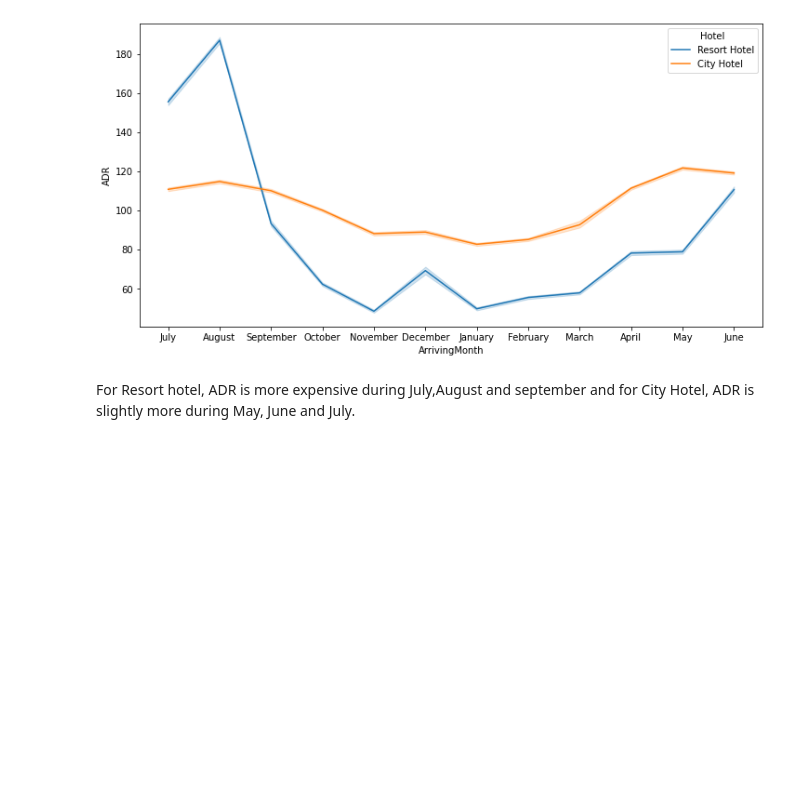
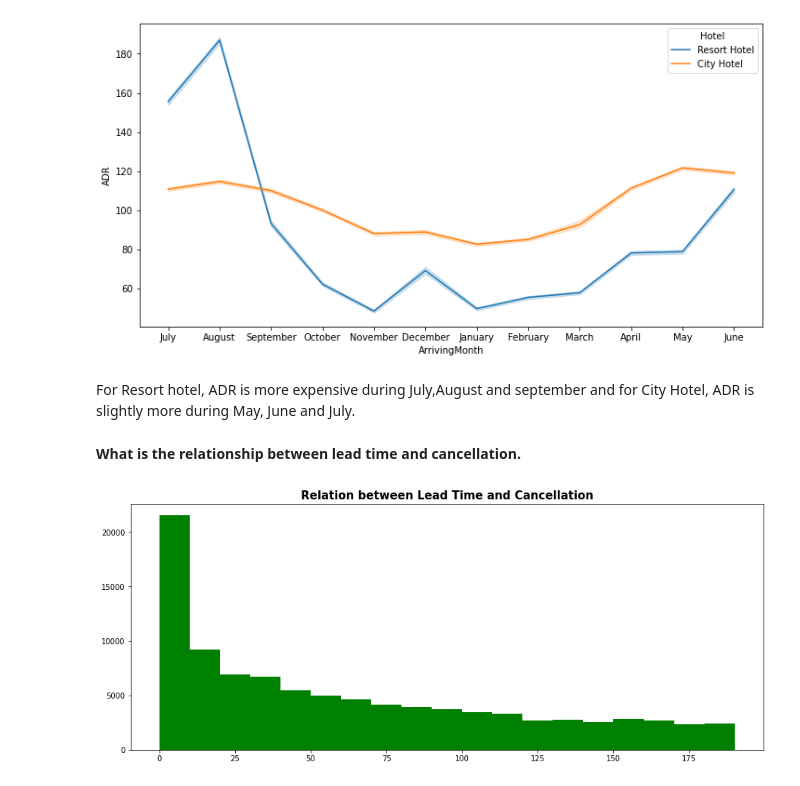
Before and after one commit to ambika1us/Hotel_Booking_Analysis, a Jupyter notebook: Ambika_Prasad_Rath__Hotel_Booking_Analysis_Capstone_Project.ipynb, the cells around one changed output. Drawn from its saved outputs; the diff is of its cells as text; code cells hidden in the pictures; blank space fills up the shorter version.

```diff
--- a/Ambika_Prasad_Rath__Hotel_Booking_Analysis_Capstone_Project.ipynb
+++ b/Ambika_Prasad_Rath__Hotel_Booking_Analysis_Capstone_Project.ipynb
@@ -608,3 +608,12 @@ plt.show()
 [figure]
 # %% [markdown]
 For Resort hotel, ADR is more expensive during July,August and september and for City Hotel, ADR is slightly more during May, June and July.
+# %% [markdown]
+<B>What is the relationship between lead time and cancellation.</B>
+# %%
+plt.figure(figsize=(15,6))
+plt.hist(hotel_data.LeadTime,bins=np.arange(0,200,10),color='green')
+plt.title('Relation between Lead Time and Cancellation', fontweight='bold',size=15)
+plt.show()
+# %% [output]
+[figure, added]
```
Also changed, not shown: parts of 16 cells of this notebook.
